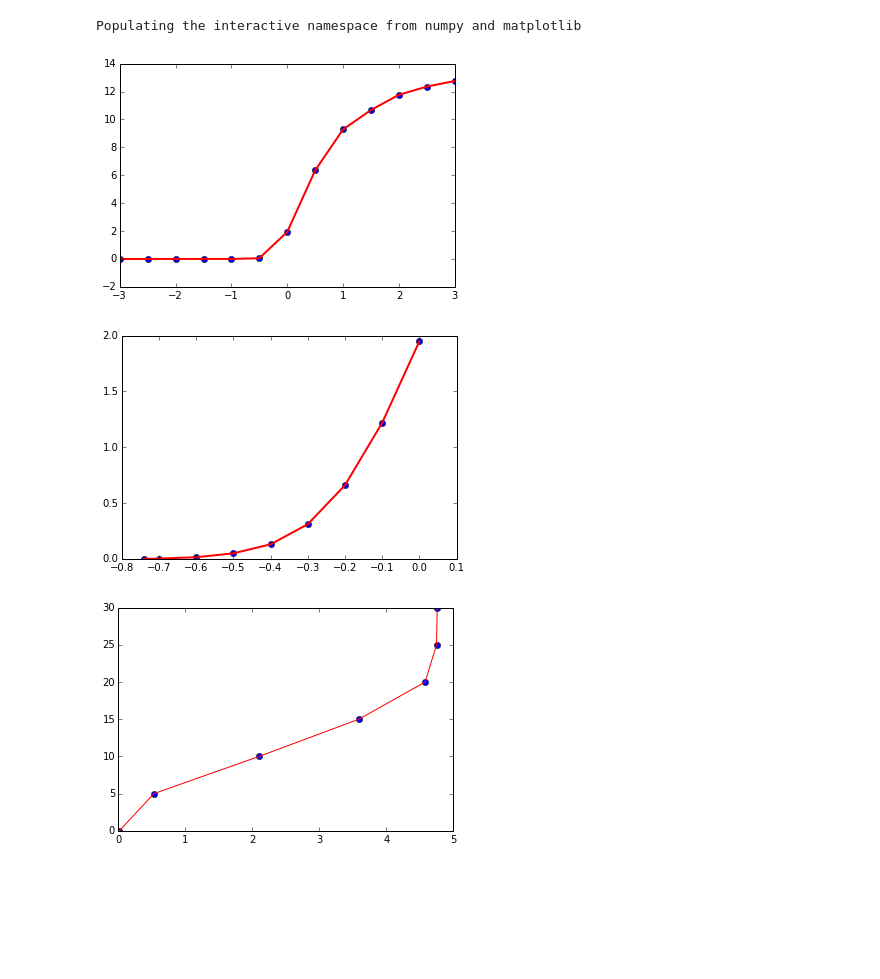
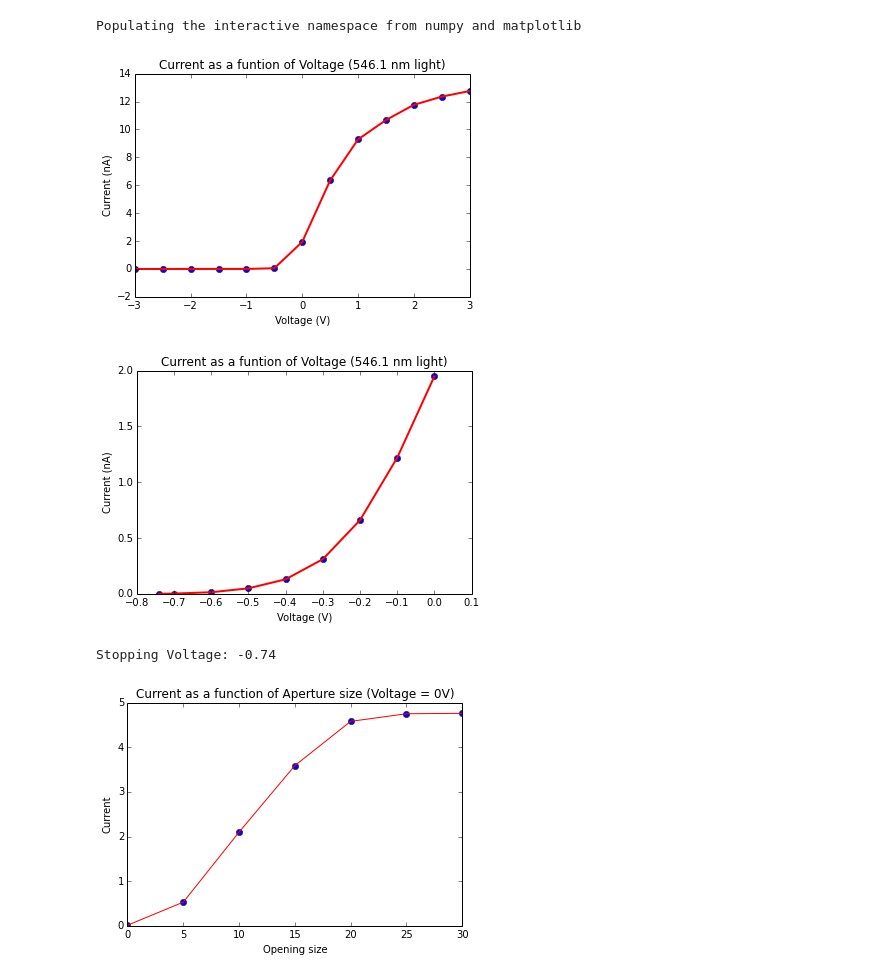
Before and after one commit to abardess/PHYS202-S14, a Jupyter notebook: PhotoElectric.ipynb, the cells around one changed output. Saved outputs shown, nothing was run; the diff lists cells and outputs as text; code cells hidden in the pictures; blank space fills up the shorter version.

```diff
--- a/PhotoElectric.ipynb
+++ b/PhotoElectric.ipynb
@@ -8,34 +55,45 @@ Populating the interactive namespace from numpy and matplotlib
 # %%
 wavelength = 5461
 voltage = [-3.0, -2.5, -2.0, -1.5, -1.0, -0.5, 0.0, 0.5, 1.0, 1.5, 2.0, 2.5, 3.0] #v
 current = [-0.0061, -0.0052, -0.0045, -0.0038, -0.0029, 0.04869, 1.9374, 6.34, 9.28, 10.67, 11.76, 12.35, 12.75] #nA
 
 plt.plot(voltage, current, 'o')
 plt.plot(voltage, current, 'r', linewidth = 2)
+plt.title('Current as a funtion of Voltage (546.1 nm light)')
+plt.xlabel('Voltage (V)')
+plt.ylabel('Current (nA)')
 plt.show()
 # %% [output]
-[figure, old version]
+[figure, new version]
 # %%
 voltage_s = [0, -.1, -.2, -.3, -.4, -.5, -.6, -.7, -.74] #V
 current_s = [1.95, 1.22, 0.66, .31, .13, 0.049, 0.014, 0.002, 0.000] #nA
 
 plt.plot(voltage_s, current_s, 'o')
 plt.plot(voltage_s, current_s, 'r', linewidth = 2)
+plt.title('Current as a funtion of Voltage (546.1 nm light)')
+plt.xlabel('Voltage (V)')
+plt.ylabel('Current (nA)')
 plt.show()
 
 V_s_5461 = -0.74 #v
+print "Stopping Voltage:", V_s_5461
 # %% [output]
-[figure, old version]
+[figure, new version]
+Stopping Voltage: -0.74
 # %%
 #@V = 0
 aperture = [0, 5, 10, 15, 20, 25, 30] #mm
 current_a = [0.013, .53, 2.1, 3.59, 4.58, 4.75, 4.76] #nA
 
-plt.plot(current_a, aperture ,'o')
-plt.plot(current_a, aperture, 'r')
+plt.plot(aperture, current_a, 'o')
+plt.plot(aperture, current_a, 'r')
+plt.title('Current as a function of Aperture size (Voltage = 0V)')
+plt.xlabel('Opening size')
+plt.ylabel('Current')
 plt.show()
 # %% [output]
-[figure, old version]
+[figure, new version]
 # %%
 wavelengths = [546.1, 435.8, 404.7, 365.0] #nm
 Vstop = [-0.74, -1.26, -1.49, -1.85] #V
```
Also changed, not shown: parts of 2 cells of this notebook.
